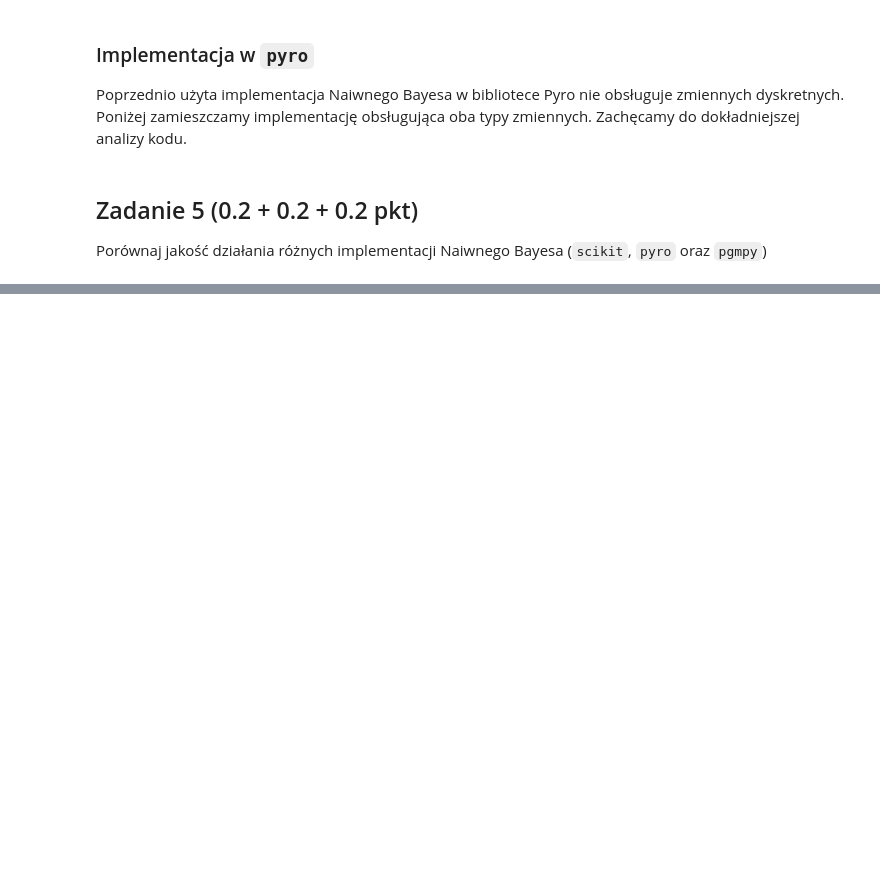
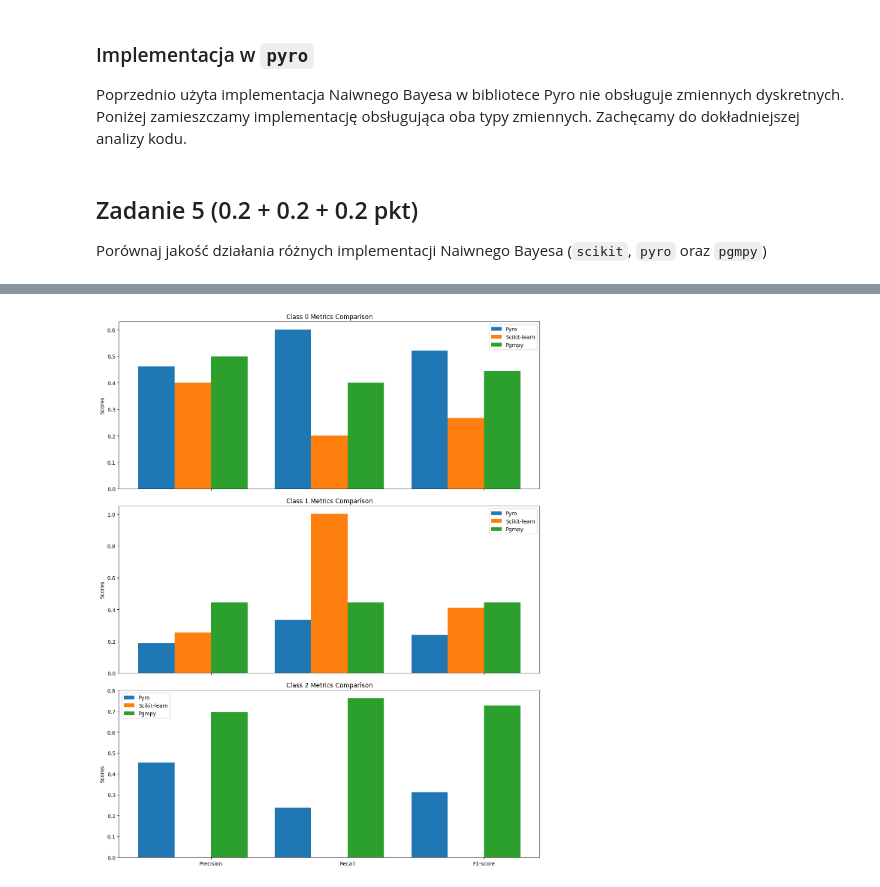
Before and after one commit to piotrdurniat/pgm-l04-d-separation-naive-bayes, a Jupyter notebook: 02_NaiveBayes.ipynb, the cells around one changed output, grey strips where cells are left out. Drawn from its saved outputs; the diff is of its cells as text; code cells hidden in the pictures; blank space fills up the shorter version.

```diff
--- a/02_NaiveBayes.ipynb
+++ b/02_NaiveBayes.ipynb
@@ -656,0 +751,19 @@ raise NotImplementedError()
+# %%
+# Pgmpy
+cmc_discrete = discretize_data(dataset=cmc, n_bins=5)
+clf_pgmpy = build_model(dataset=cmc_discrete)
+clf_pgmpy = fit_model(model=clf_pgmpy, training_data=cmc_discrete["train"])
+
+# Dokonanie predykcji
+y_pred_train = predict_pgmpy(model=clf_pgmpy, X=cmc_discrete["train"]["X"])
+y_pred_test = predict_pgmpy(model=clf_pgmpy, X=cmc_discrete["test"]["X"])
+
+# Ocena modelu
+print("Pgmpy - zestaw treningowy:")
+print(sk_mtr.classification_report(cmc_discrete["train"]["y"], y_pred_train))
+print("Pgmpy - zestaw testowy:")
+print(sk_mtr.classification_report(cmc_discrete["test"]["y"], y_pred_test))
+
+pgmpy_report = sk_mtr.classification_report(
+    cmc_discrete["test"]["y"], y_pred_test, output_dict=True
+)
@@ -656,0 +789,62 @@ raise NotImplementedError()
+# %%
+# Compare reports
+def compare_classification_reports(*reports, titles, num_classes):
+    """
+    Compares multiple classification reports for a given number of classes.
+
+    Parameters:
+    - reports: Variable length argument list of classification report dictionaries.
+    - titles: Titles for each report for legend labeling.
+    - num_classes: Number of classes to compare.
+    """
+    assert len(reports) == len(titles), "Each report must have a corresponding title."
+    assert num_classes > 0, "Number of classes must be positive."
+
+    labels = ["Precision", "Recall", "F1-score"]
+    x = np.arange(len(labels))
+    width = 0.8 / len(reports)
+
+    fig, ax = plt.subplots(num_classes, 1, figsize=(12, 5 * num_classes), sharex=True)
+
+    for i, (report, title) in enumerate(zip(reports, titles)):
+        offsets = np.arange(-width * len(reports) / 2, width * len(reports) / 2, width)
+
+        for class_idx in range(num_classes):
+            class_metrics = [
+                report[str(class_idx)]["precision"],
+                report[str(class_idx)]["recall"],
+                report[str(class_idx)]["f1-score"],
+            ]
+
+            if num_classes == 1:
+                ax.bar(x + offsets[i], class_metrics, width, label=title)
+            else:
+                ax[class_idx].bar(x + offsets[i], class_metrics, width, label=title)
+
+    for class_idx in range(num_classes):
+        if num_classes == 1:
+            ax.set_ylabel("Scores")
+            ax.set_title(f"Class {class_idx} Metrics Comparison")
+            ax.set_xticks(x)
+            ax.set_xticklabels(labels)
+            ax.legend()
+        else:
+            ax[class_idx].set_ylabel("Scores")
+            ax[class_idx].set_title(f"Class {class_idx} Metrics Comparison")
+            ax[class_idx].set_xticks(x)
+            ax[class_idx].set_xticklabels(labels)
+            ax[class_idx].legend()
+
+    fig.tight_layout()
+    plt.show()
+
+
+compare_classification_reports(
+    pyro_report,
+    sklearn_report,
+    pgmpy_report,
+    titles=["Pyro", "Scikit-learn", "Pgmpy"],
+    num_classes=3,
+)
+# %% [output]
+[figure, added]
```
Also changed, not shown: parts of 16 cells of this notebook.
